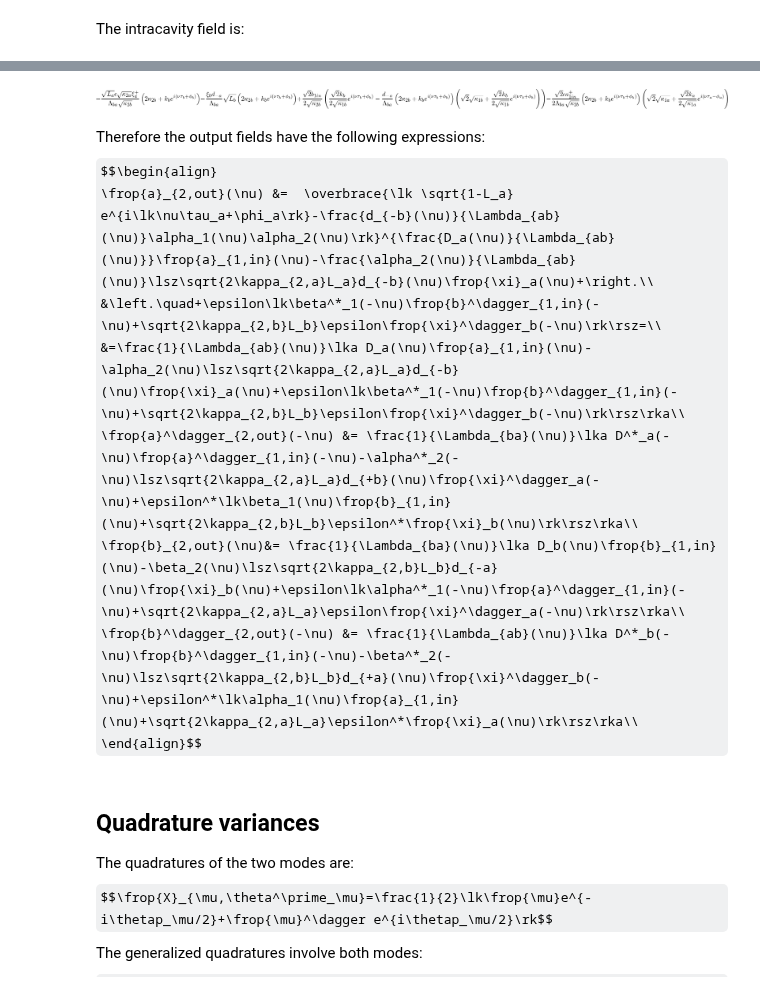
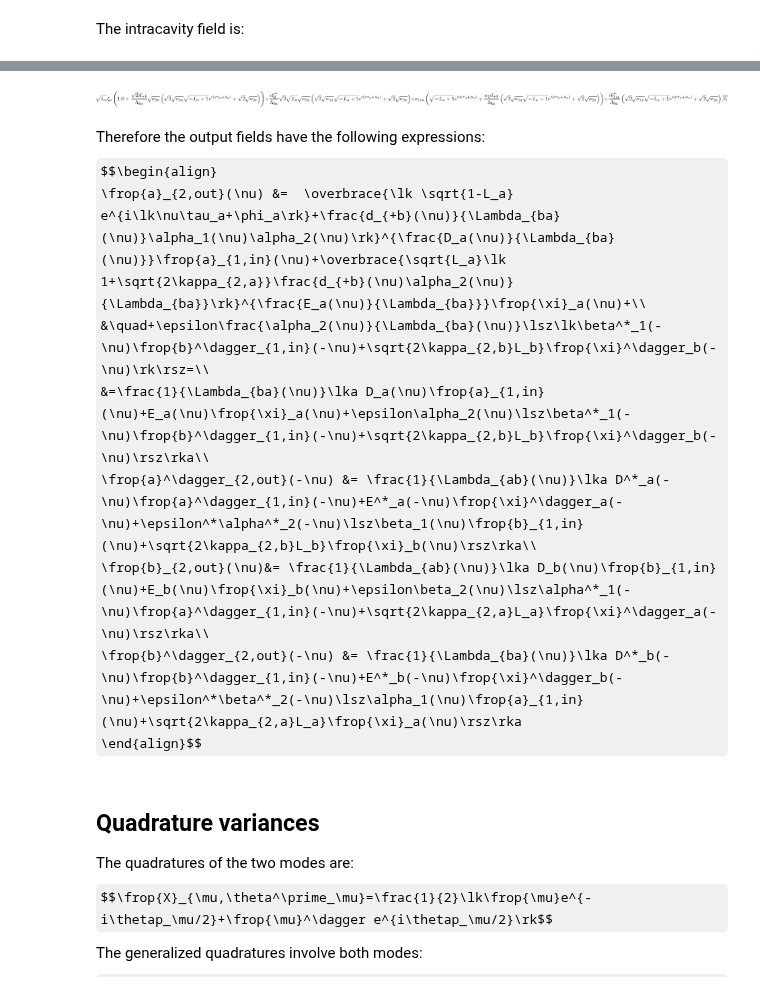
Before and after one commit to nemetniki/General-linear-model, a Jupyter notebook: NDPA.ipynb, the cells around one changed output, grey strips where cells are left out. Cells and saved outputs as stored; diff of their text form; code cells hidden in the pictures; some formulas as TeX source.

```diff
--- a/NDPA.ipynb
+++ b/NDPA.ipynb
@@ -57,19 +60,22 @@ symbols('k_a k_b \\tau_a \\tau_b \phi_a \phi_b L_a,L_b,\kappa_1a \kappa_2a \kapp
 xia,xida,xib,xidb,a1in,ad1in,b1in,bd1in,nu = \
 symbols('\\xi_a \\xi^+_a \\xi_b \\xi^+_b a_1in a^+_1in b_1in b^+_1in \\nu')
 
+alpha1, beta1 = symbols('\\alpha_1 \\beta_1')
+
 kap1 = diag(sqrt(2*kap1a),sqrt(2*kap1a),sqrt(2*kap1b),sqrt(2*kap1b))
 kap2 = diag(sqrt(2*kap2a),sqrt(2*kap2a),sqrt(2*kap2b),sqrt(2*kap2b))
 L1   = diag(sqrt(La),sqrt(La),sqrt(Lb),sqrt(Lb))
 L2   = diag(sqrt(1-La),sqrt(1-La),sqrt(1-Lb),sqrt(1-Lb))
-ftil = diag(ka*exp(I*(nu*ta+phia)),ka*exp(I*(nu*ta-phia)),kb*exp(I*(nu*tb+phib)),kb*exp(I*(nu*tb-phib)))
+K    = diag(ka,ka,kb,kb)
+ftil = diag(exp(I*(nu*ta+phia)),exp(I*(nu*ta-phia)),exp(I*(nu*tb+phib)),exp(I*(nu*tb-phib)))
 ain  = Matrix([a1in,ad1in,b1in,bd1in])
 xi   = Matrix([xia,xida,xib,xidb])
 
-A    = -I*(kap1+kap1.inv()*ftil)
+A    = -I*diag(alpha1,conjugate(alpha1),beta1,conjugate(beta1))
 S    = -I*kap2*L1
 
-N    = -I*Matrix([[dmb/Lab,0,0,eps/Lab],[0,dpb/Lba,conjugate(eps)/Lba,0],\
-              [0,eps/Lba,dma/Lba,0],[conjugate(eps)/Lab,0,0,dpa/Lab]])
+N    = I*Matrix([[dpb/Lba,0,0,eps/Lba],[0,dmb/Lab,conjugate(eps)/Lab,0],\
+              [0,eps/Lab,dpa/Lab,0],[conjugate(eps)/Lba,0,0,dma/Lba]])
 # %% [markdown]
 The intracavity field is:
 # %%
@@ -101,19 +107,20 @@ $$\begin{align}
 # %%
-O1 = kap2.inv()*(kap1.inv()*ftil+(ftil+kap2**2)*N*A)
-O2 = kap2.inv()*(ftil+kap2**2)*N*S
+import numpy as np
+O1 = L2*ftil+(L2*ftil*kap1+kap2)*N*A
+O2 = L1*(np.identity(4)-I*kap2*(L2*ftil*kap1+kap2)*N)
 aout = O1*ain + O2*xi
-aout[2]
+aout[0]
 # %% [output]
-[figure, old version]
+[figure, new version]
 # %% [markdown]
 Therefore the output fields have the following expressions:
 $$\begin{align}
-\frop{a}_{2,out}(\nu) &=  \overbrace{\lk \sqrt{1-L_a} e^{i\lk\nu\tau_a+\phi_a\rk}-\frac{d_{-b}(\nu)}{\Lambda_{ab}(\nu)}\alpha_1(\nu)\alpha_2(\nu)\rk}^{\frac{D_a(\nu)}{\Lambda_{ab}(\nu)}}\frop{a}_{1,in}(\nu)-\frac{\alpha_2(\nu)}{\Lambda_{ab}(\nu)}\lsz\sqrt{2\kappa_{2,a}L_a}d_{-b}(\nu)\frop{\xi}_a(\nu)+\right.\\
-&\left.\quad+\epsilon\lk\beta^*_1(-\nu)\frop{b}^\dagger_{1,in}(-\nu)+\sqrt{2\kappa_{2,b}L_b}\epsilon\frop{\xi}^\dagger_b(-\nu)\rk\rsz=\\
-&=\frac{1}{\Lambda_{ab}(\nu)}\lka D_a(\nu)\frop{a}_{1,in}(\nu)-\alpha_2(\nu)\lsz\sqrt{2\kappa_{2,a}L_a}d_{-b}(\nu)\frop{\xi}_a(\nu)+\epsilon\lk\beta^*_1(-\nu)\frop{b}^\dagger_{1,in}(-\nu)+\sqrt{2\kappa_{2,b}L_b}\epsilon\frop{\xi}^\dagger_b(-\nu)\rk\rsz\rka\\
-\frop{a}^\dagger_{2,out}(-\nu) &= \frac{1}{\Lambda_{ba}(\nu)}\lka D^*_a(-\nu)\frop{a}^\dagger_{1,in}(-\nu)-\alpha^*_2(-\nu)\lsz\sqrt{2\kappa_{2,a}L_a}d_{+b}(\nu)\frop{\xi}^\dagger_a(-\nu)+\epsilon^*\lk\beta_1(\nu)\frop{b}_{1,in}(\nu)+\sqrt{2\kappa_{2,b}L_b}\epsilon^*\frop{\xi}_b(\nu)\rk\rsz\rka\\
-\frop{b}_{2,out}(\nu)&= \frac{1}{\Lambda_{ba}(\nu)}\lka D_b(\nu)\frop{b}_{1,in}(\nu)-\beta_2(\nu)\lsz\sqrt{2\kappa_{2,b}L_b}d_{-a}(\nu)\frop{\xi}_b(\nu)+\epsilon\lk\alpha^*_1(-\nu)\frop{a}^\dagger_{1,in}(-\nu)+\sqrt{2\kappa_{2,a}L_a}\epsilon\frop{\xi}^\dagger_a(-\nu)\rk\rsz\rka\\
-\frop{b}^\dagger_{2,out}(-\nu) &= \frac{1}{\Lambda_{ab}(\nu)}\lka D^*_b(-\nu)\frop{b}^\dagger_{1,in}(-\nu)-\beta^*_2(-\nu)\lsz\sqrt{2\kappa_{2,b}L_b}d_{+a}(\nu)\frop{\xi}^\dagger_b(-\nu)+\epsilon^*\lk\alpha_1(\nu)\frop{a}_{1,in}(\nu)+\sqrt{2\kappa_{2,a}L_a}\epsilon^*\frop{\xi}_a(\nu)\rk\rsz\rka\\
+\frop{a}_{2,out}(\nu) &=  \overbrace{\lk \sqrt{1-L_a} e^{i\lk\nu\tau_a+\phi_a\rk}+\frac{d_{+b}(\nu)}{\Lambda_{ba}(\nu)}\alpha_1(\nu)\alpha_2(\nu)\rk}^{\frac{D_a(\nu)}{\Lambda_{ba}(\nu)}}\frop{a}_{1,in}(\nu)+\overbrace{\sqrt{L_a}\lk 1+\sqrt{2\kappa_{2,a}}\frac{d_{+b}(\nu)\alpha_2(\nu)}{\Lambda_{ba}}\rk}^{\frac{E_a(\nu)}{\Lambda_{ba}}}\frop{\xi}_a(\nu)+\\
+&\quad+\epsilon\frac{\alpha_2(\nu)}{\Lambda_{ba}(\nu)}\lsz\lk\beta^*_1(-\nu)\frop{b}^\dagger_{1,in}(-\nu)+\sqrt{2\kappa_{2,b}L_b}\frop{\xi}^\dagger_b(-\nu)\rk\rsz=\\
+&=\frac{1}{\Lambda_{ba}(\nu)}\lka D_a(\nu)\frop{a}_{1,in}(\nu)+E_a(\nu)\frop{\xi}_a(\nu)+\epsilon\alpha_2(\nu)\lsz\beta^*_1(-\nu)\frop{b}^\dagger_{1,in}(-\nu)+\sqrt{2\kappa_{2,b}L_b}\frop{\xi}^\dagger_b(-\nu)\rsz\rka\\
+\frop{a}^\dagger_{2,out}(-\nu) &= \frac{1}{\Lambda_{ab}(\nu)}\lka D^*_a(-\nu)\frop{a}^\dagger_{1,in}(-\nu)+E^*_a(-\nu)\frop{\xi}^\dagger_a(-\nu)+\epsilon^*\alpha^*_2(-\nu)\lsz\beta_1(\nu)\frop{b}_{1,in}(\nu)+\sqrt{2\kappa_{2,b}L_b}\frop{\xi}_b(\nu)\rsz\rka\\
+\frop{b}_{2,out}(\nu)&= \frac{1}{\Lambda_{ab}(\nu)}\lka D_b(\nu)\frop{b}_{1,in}(\nu)+E_b(\nu)\frop{\xi}_b(\nu)+\epsilon\beta_2(\nu)\lsz\alpha^*_1(-\nu)\frop{a}^\dagger_{1,in}(-\nu)+\sqrt{2\kappa_{2,a}L_a}\frop{\xi}^\dagger_a(-\nu)\rsz\rka\\
+\frop{b}^\dagger_{2,out}(-\nu) &= \frac{1}{\Lambda_{ba}(\nu)}\lka D^*_b(-\nu)\frop{b}^\dagger_{1,in}(-\nu)+E^*_b(-\nu)\frop{\xi}^\dagger_b(-\nu)+\epsilon^*\beta^*_2(-\nu)\lsz\alpha_1(\nu)\frop{a}_{1,in}(\nu)+\sqrt{2\kappa_{2,a}L_a}\frop{\xi}_a(\nu)\rsz\rka
 \end{align}$$
 # %% [markdown]
 ## Quadrature variances
```
Also changed, not shown: parts of 11 cells of this notebook, 1 other file.
